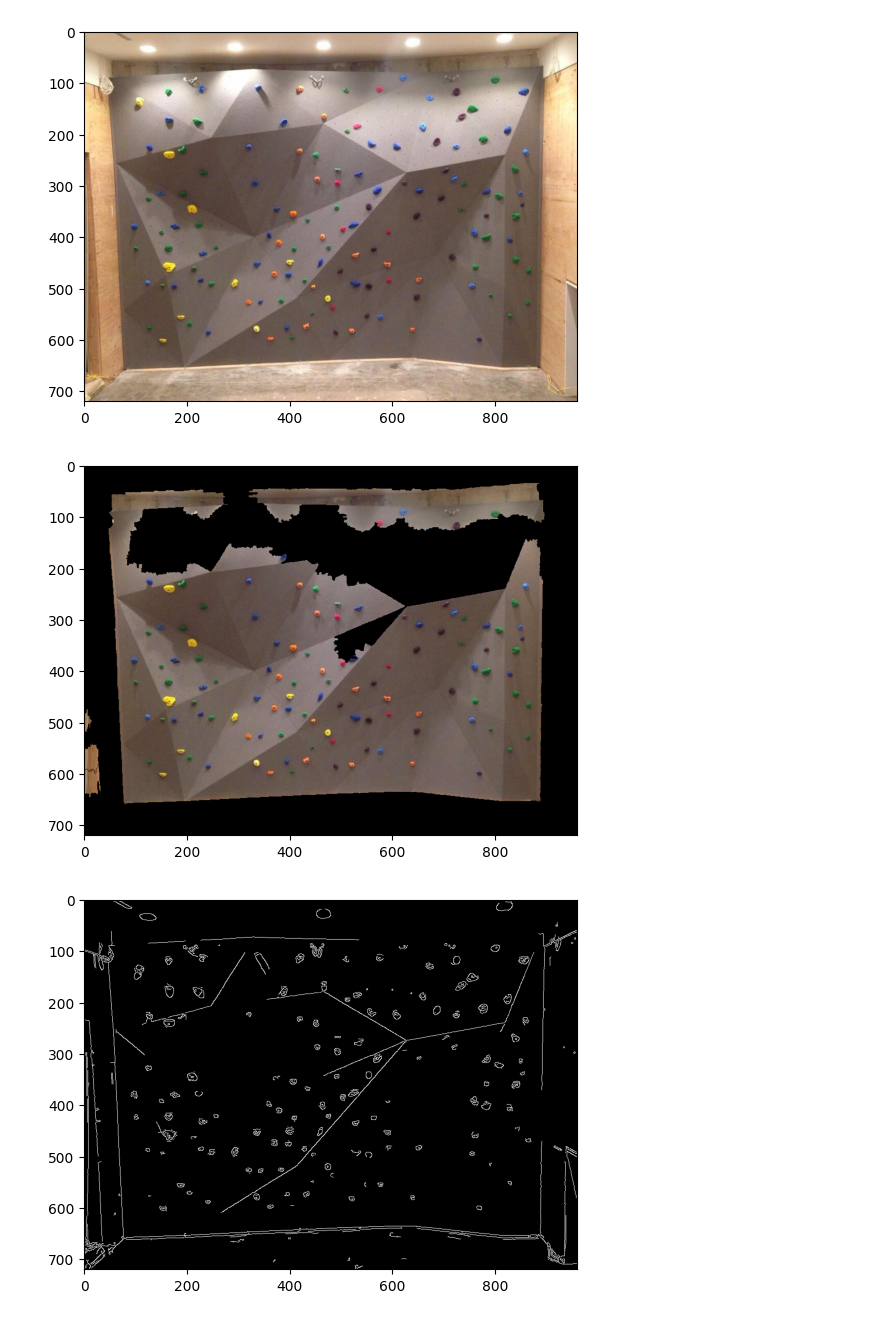
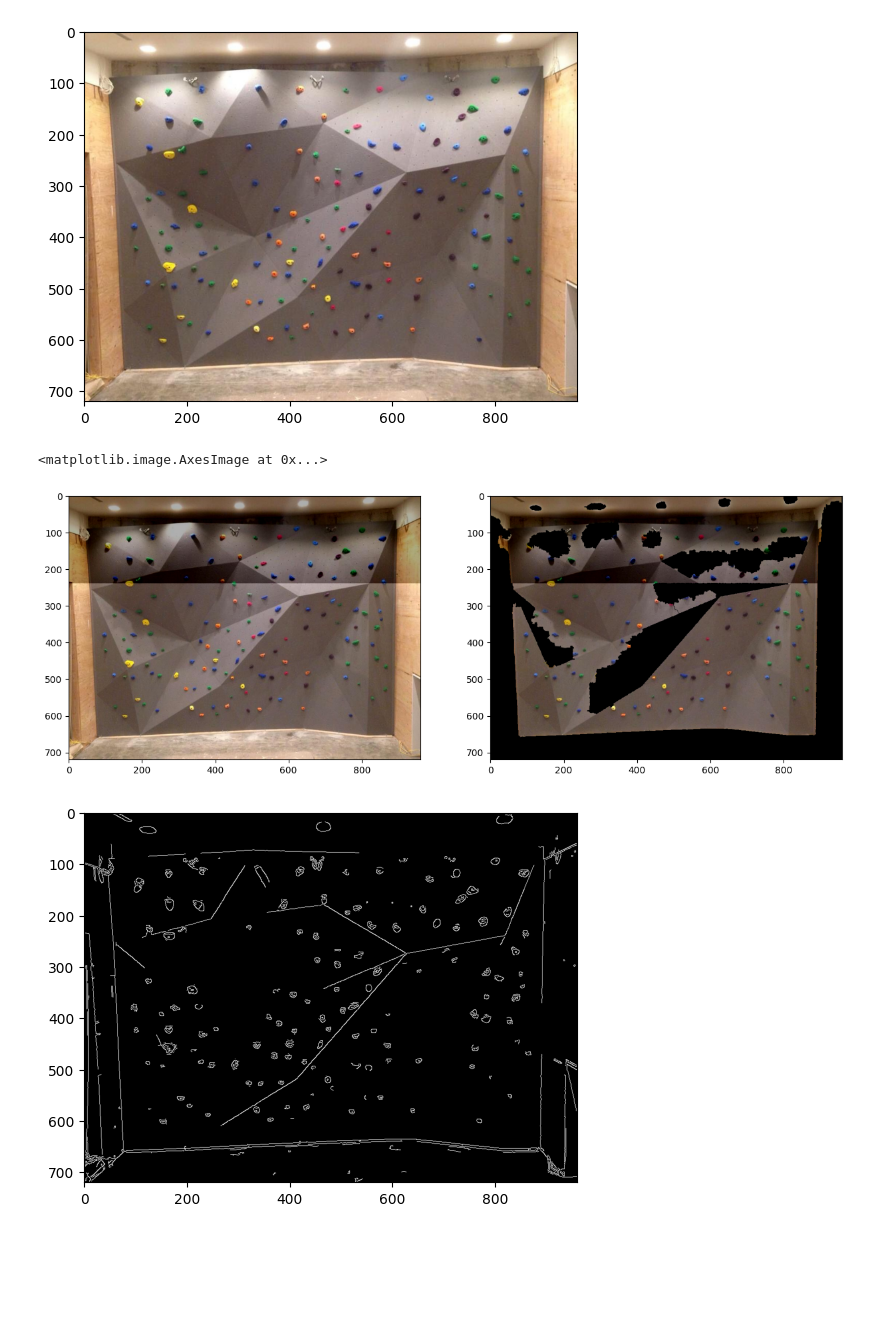
Before and after one commit to LeonardoBottonaUniTn/siv_project, a Jupyter notebook: leonardo_test/edge_detection.ipynb, the cells around one changed output. Drawn from its saved outputs; the diff is of its cells as text; code cells hidden in the pictures; blank space fills up the shorter version.

```diff
--- a/leonardo_test/edge_detection.ipynb
+++ b/leonardo_test/edge_detection.ipynb
@@ -17,40 +17,57 @@ plt.imshow(cv2.cvtColor(image, cv2.COLOR_BGR2RGB))
 #Ho provato ad osare watershed per fare detection della parete, ma la luce rompe il cazzo.
 #C'è da provare a fare un po' di preprocessing per migliorare la situazione
 
+fig, ax = plt.subplots(1, 2, figsize=(15,10))
+
 #try to do watershed segmentation detecting the wall
-gray = cv2.cvtColor(image, cv2.COLOR_BGR2GRAY)
+#reduce the bightness of the image in the top 1/3 of the image
+alpha = 0.5 # Simple contrast control
+beta = 0    # Simple brightness control
+
+height, width,  = image.shape[:2]
+new_image = image.copy()
+
+top_third = image[0:height // 3, 0:width]
+brightness_factor = -80  # Increase brightness by adding 50 to each pixel value
+brightened_top_third = cv2.add(top_third, brightness_factor)
+
+new_image[0:height // 3, 0:width] = brightened_top_third
+
+ax[0].imshow(cv2.cvtColor(new_image, cv2.COLOR_BGR2RGB))
+
+gray = cv2.cvtColor(new_image, cv2.COLOR_BGR2GRAY)
 clahe = cv2.createCLAHE(clipLimit=2.0, tileGridSize=(6, 6))
 enhanced_gray = clahe.apply(gray)
 blurred = cv2.bilateralFilter(gray, 9, 25, 25)
 
 _, binary = cv2.threshold(blurred, 2, 255, cv2.THRESH_BINARY_INV + cv2.THRESH_OTSU)
 
-kernel = cv2.getStructuringElement(cv2.MORPH_ELLIPSE, (7, 7))
+kernel = cv2.getStructuringElement(cv2.MORPH_ELLIPSE, (5, 5))
 opening = cv2.morphologyEx(binary, cv2.MORPH_OPEN, kernel, iterations=5)
 closed = cv2.morphologyEx(opening, cv2.MORPH_CLOSE, kernel, iterations=4)
 
 sure_bg = cv2.dilate(closed, kernel, iterations=3)
 dist_transform = cv2.distanceTransform(opening, cv2.DIST_L2, 5)
 _, sure_fg = cv2.threshold(dist_transform, 0.09 * dist_transform.max(), 255, 0)
 sure_fg = np.uint8(sure_fg)
 
 unknown = cv2.subtract(sure_bg, sure_fg)
 
 _, markers = cv2.connectedComponents(sure_fg)
 markers = markers + 1
 markers[unknown == 255] = 0
 
-markers = cv2.watershed(image, markers)
+markers = cv2.watershed(new_image, markers)
 
 mask = np.zeros_like(gray)
 mask[markers > 1] = 255
 
-segmented_wall = cv2.bitwise_and(image, image, mask=mask)
+segmented_wall = cv2.bitwise_and(new_image, new_image, mask=mask)
 
-plt.imshow(cv2.cvtColor(segmented_wall, cv2.COLOR_BGR2RGB))
-plt.show()
+ax[1].imshow(cv2.cvtColor(segmented_wall, cv2.COLOR_BGR2RGB))
 # %% [output]
+<matplotlib.image.AxesImage at 0x...>
-[figure, old version]
+[figure, new version]
 # %%
 
 edges = cv2.Canny(image, 100, 200)
```
